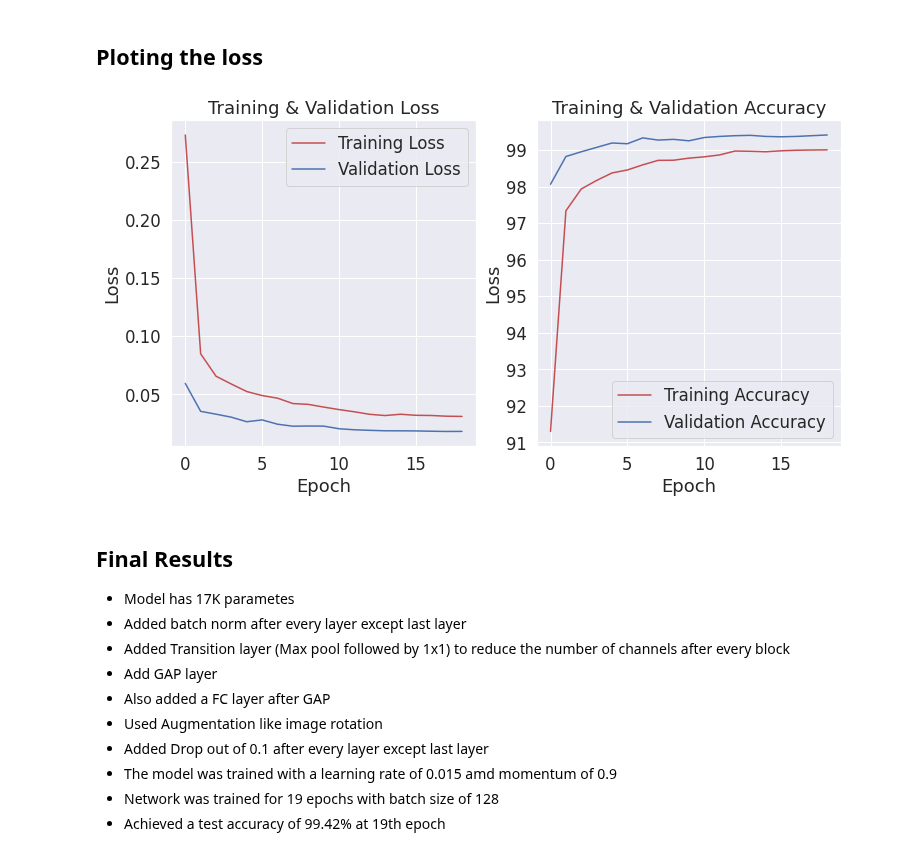
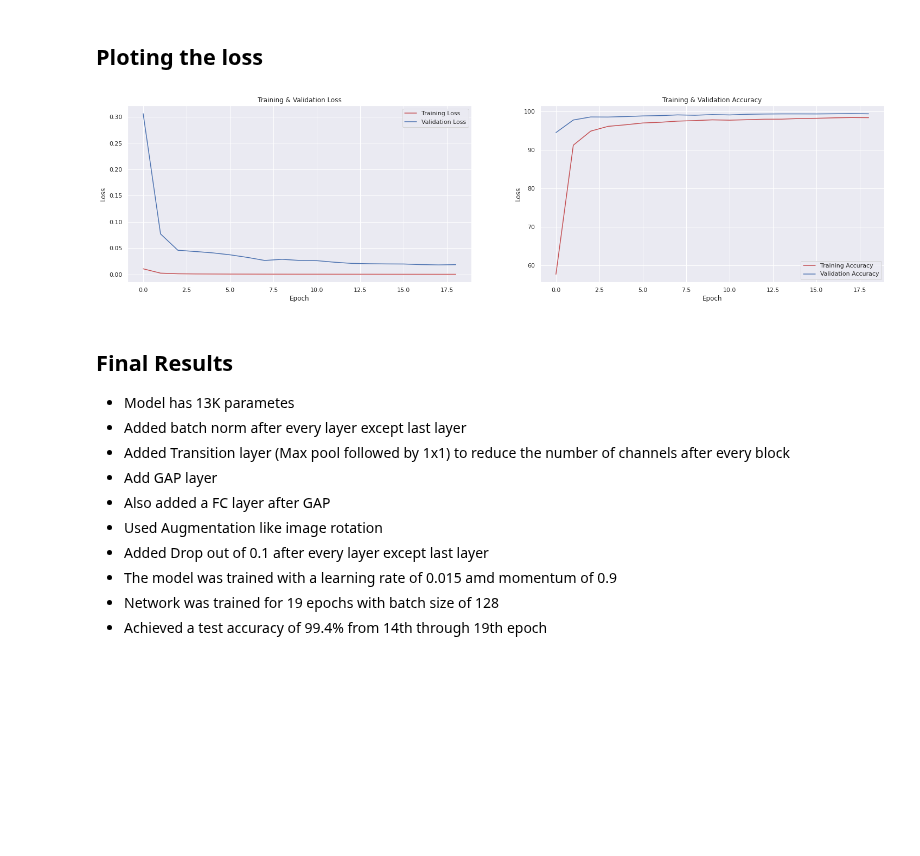
Before and after one commit to gkdivya/EVA, a Jupyter notebook: 4_ArchitecturalBasics/Experiments/MNIST_Exp8_With13kParams.ipynb, the cells around one changed output. Cells and saved outputs as stored; diff of their text form; code cells hidden in the pictures; blank space fills up the shorter version.

```diff
--- a/4_ArchitecturalBasics/Experiments/MNIST_Exp8_With13kParams.ipynb
+++ b/4_ArchitecturalBasics/Experiments/MNIST_Exp8_With13kParams.ipynb
@@ -191,7 +205,7 @@ batch_size = 128
 kwargs = {'num_workers': 1, 'pin_memory': True} if use_cuda else {}
 train = datasets.MNIST('../data', train=True, download=True,
                     transform=transforms.Compose([
-                        transforms.RandomRotation((-5.0, 5.0), fill=(1,)),
+                        transforms.RandomRotation((-7.0, 7.0)),
                         transforms.ToTensor(),
                         transforms.Normalize((0.1307,), (0.3081,))
                     ]))
@@ -201,4 +215,4 @@ test = datasets.MNIST('../data', train=False, transform=transforms.Compose([
                         transforms.Normalize((0.1307,), (0.3081,))
                     ]))
 train_loader = torch.utils.data.DataLoader(train, batch_size=batch_size, shuffle=True, **kwargs)
-test_loader = torch.utils.data.DataLoader(test, batch_size=batch_size, shuffle=True, **kwargs)
+test_loader = torch.utils.data.DataLoader(test, batch_size=batch_size, shuffle=False, **kwargs)
@@ -275,7 +271,6 @@ def train(model, device, train_loader, optimizer, epoch):
     model.train()
     epoch_loss=0
     correct = 0
-    # processed = 0
     pbar = tqdm(train_loader)
     for batch_idx, (data, target) in enumerate(pbar):
         data, target = data.to(device), target.to(device)
@@ -285,16 +280,16 @@ def train(model, device, train_loader, optimizer, epoch):
         epoch_loss += loss.item()
         loss.backward()
         optimizer.step()
+        scheduler.step()
 
         pred = output.argmax(dim=1, keepdim=True)  # get the index of the max log-probability
         correct += pred.eq(target.view_as(pred)).sum().item()
-        #processed += len(data)
 
-        pbar.set_description(desc= f'epoch={epoch} loss={loss.item():.10f} batch_id={batch_idx:05d}')
-    #print( f'Epoch {epoch} - \nTrain set : loss={loss.item()} batch_id={batch_idx}')
-    train_loss = epoch_loss / len(train_loader)
+        pbar.set_description(desc= f'epoch={epoch} Loss={loss.item()} batch_id={batch_idx:05d}')
+
+
+    train_loss = epoch_loss / len(train_loader.dataset)
     train_acc=100.*correct/len(train_loader.dataset)
-
     return train_loss,train_acc
 
 
@@ -365,40 +360,40 @@ import matplotlib.pyplot as plt
 import numpy as np
 import seaborn as sns
 
 # Use plot styling from seaborn.
 sns.set(style='darkgrid')
 
 # Increase the plot size and font size.
-sns.set(font_scale=1.5)
-plt.rcParams["figure.figsize"] = (12,6)
+sns.set(font_scale=1)
+plt.rcParams["figure.figsize"] = (25,6)
 
 # Plot the learning curve.
 fig, (ax1,ax2) = plt.subplots(1,2)
 ax1.plot(np.array(train_loss_values), 'r', label="Training Loss")
 ax1.plot(np.array(test_loss_values), 'b', label="Validation Loss")
 
 # Label the plot.
 ax1.set_title("Training & Validation Loss")
 ax1.set_xlabel("Epoch")
 ax1.set_ylabel("Loss")
 ax1.legend()
 
 ax2.plot(np.array(train_accuracy), 'r', label="Training Accuracy")
 ax2.plot(np.array(test_accuracy), 'b', label="Validation Accuracy")
 
 # Label the plot.
 ax2.set_title("Training & Validation Accuracy")
 ax2.set_xlabel("Epoch")
 ax2.set_ylabel("Loss")
 ax2.legend()
 
 plt.show()
 # %% [output]
-[figure, old version]
+[figure, new version]
 # %% [markdown]
 ## Final Results
 
-- Model has 17K parametes
+- Model has 13K parametes
 - Added batch norm after every layer except last layer
 - Added Transition layer (Max pool followed by 1x1) to reduce the number of channels after every block
 - Add GAP layer
@@ -407,4 +402,4 @@ plt.show()
 - Added Drop out of 0.1 after every layer except last layer
 - The model was trained with a learning rate of 0.015 amd momentum of 0.9
 - Network was trained for 19 epochs with batch size of 128
-- Achieved a test accuracy of 99.42% at 19th epoch
+- Achieved a test accuracy of 99.4% from 14th through 19th epoch
```
Also changed, not shown: parts of 8 cells of this notebook.
